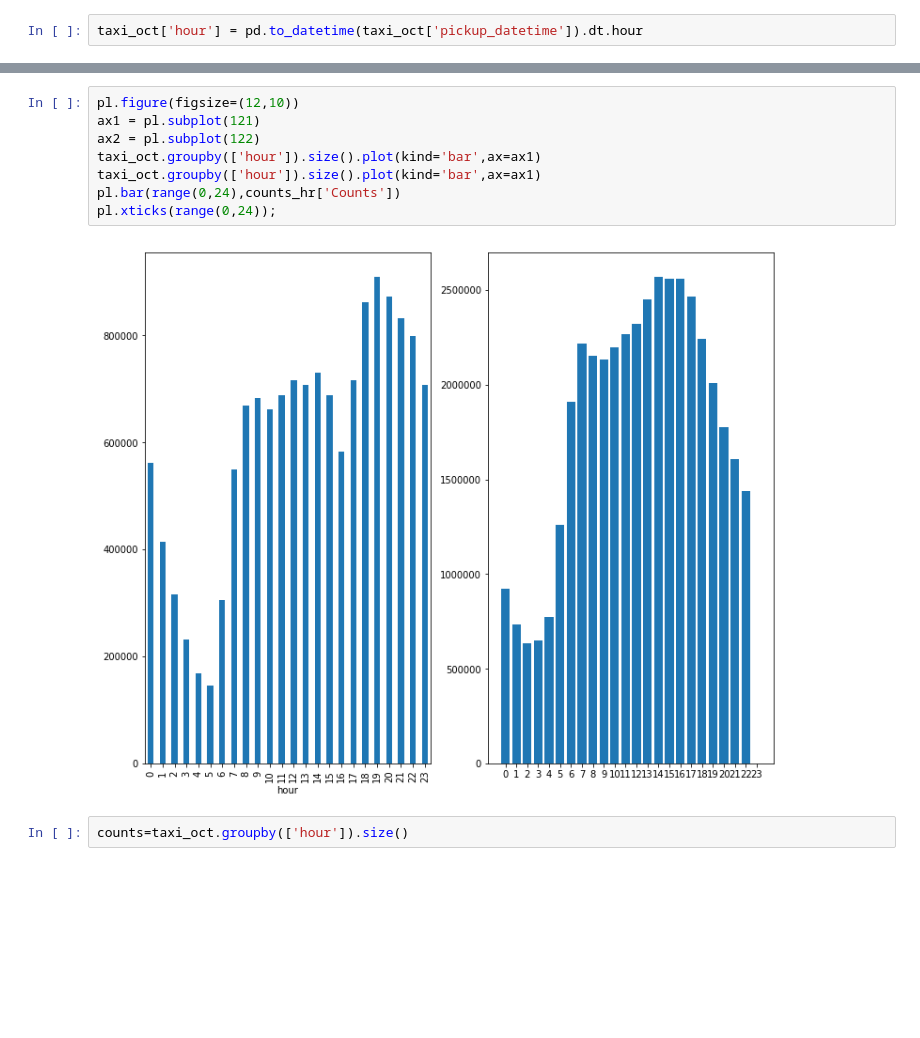
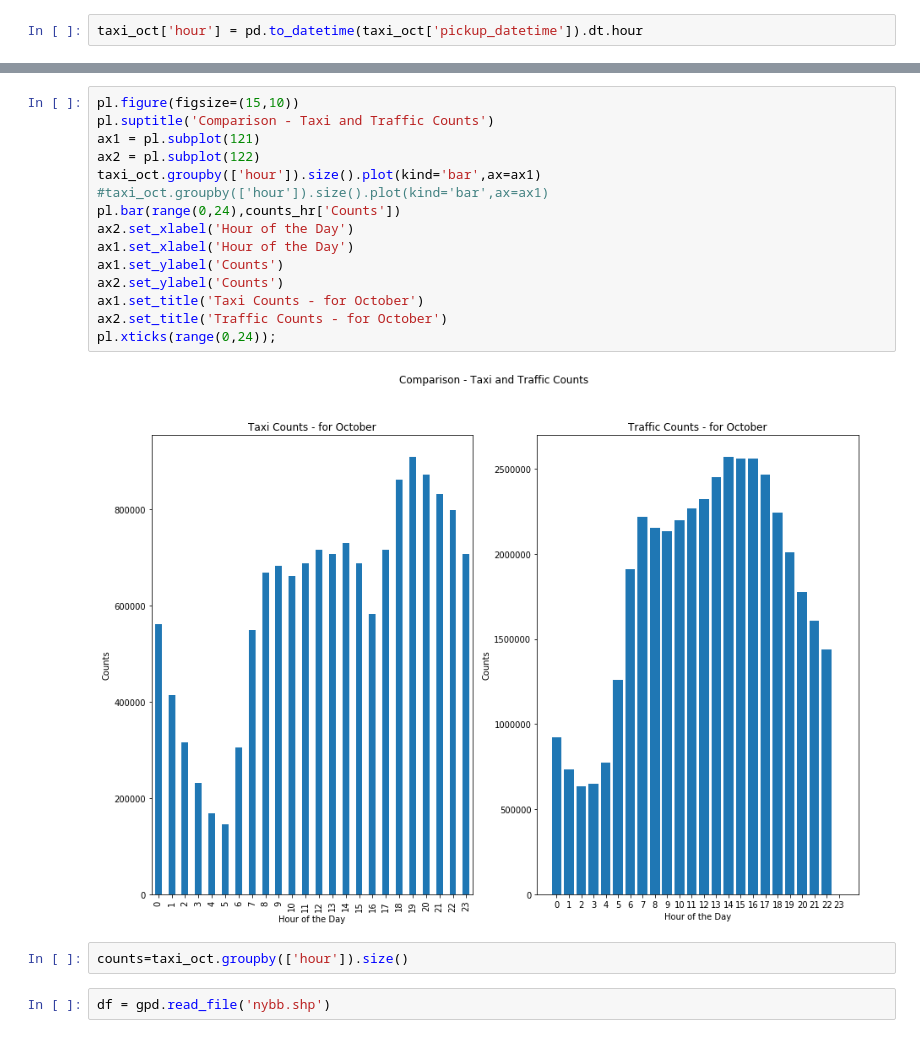
Before and after one commit to princeaker/civic_cab, a Jupyter notebook: shreya_final.ipynb, the cells around one changed output, grey strips where cells are left out. Drawn from its saved outputs; the diff is of its cells as text; blank space fills up the shorter version.

```diff
--- a/shreya_final.ipynb
+++ b/shreya_final.ipynb
@@ -276,12 +191,21 @@ taxi_oct.groupby(['hour']).size().plot(kind='bar')
 # %%
-pl.figure(figsize=(12,10))
+pl.figure(figsize=(15,10))
+pl.suptitle('Comparison - Taxi and Traffic Counts')
 ax1 = pl.subplot(121)
 ax2 = pl.subplot(122)
 taxi_oct.groupby(['hour']).size().plot(kind='bar',ax=ax1)
-taxi_oct.groupby(['hour']).size().plot(kind='bar',ax=ax1)
+#taxi_oct.groupby(['hour']).size().plot(kind='bar',ax=ax1)
 pl.bar(range(0,24),counts_hr['Counts'])
+ax2.set_xlabel('Hour of the Day')
+ax1.set_xlabel('Hour of the Day')
+ax1.set_ylabel('Counts')
+ax2.set_ylabel('Counts')
+ax1.set_title('Taxi Counts - for October')
+ax2.set_title('Traffic Counts - for October')
 pl.xticks(range(0,24));
 # %% [output]
-[figure, old version]
+[figure, new version]
 # %%
 counts=taxi_oct.groupby(['hour']).size()
+# %%
+df = gpd.read_file('nybb.shp')
```
Also changed, not shown: parts of 120 cells of this notebook.
